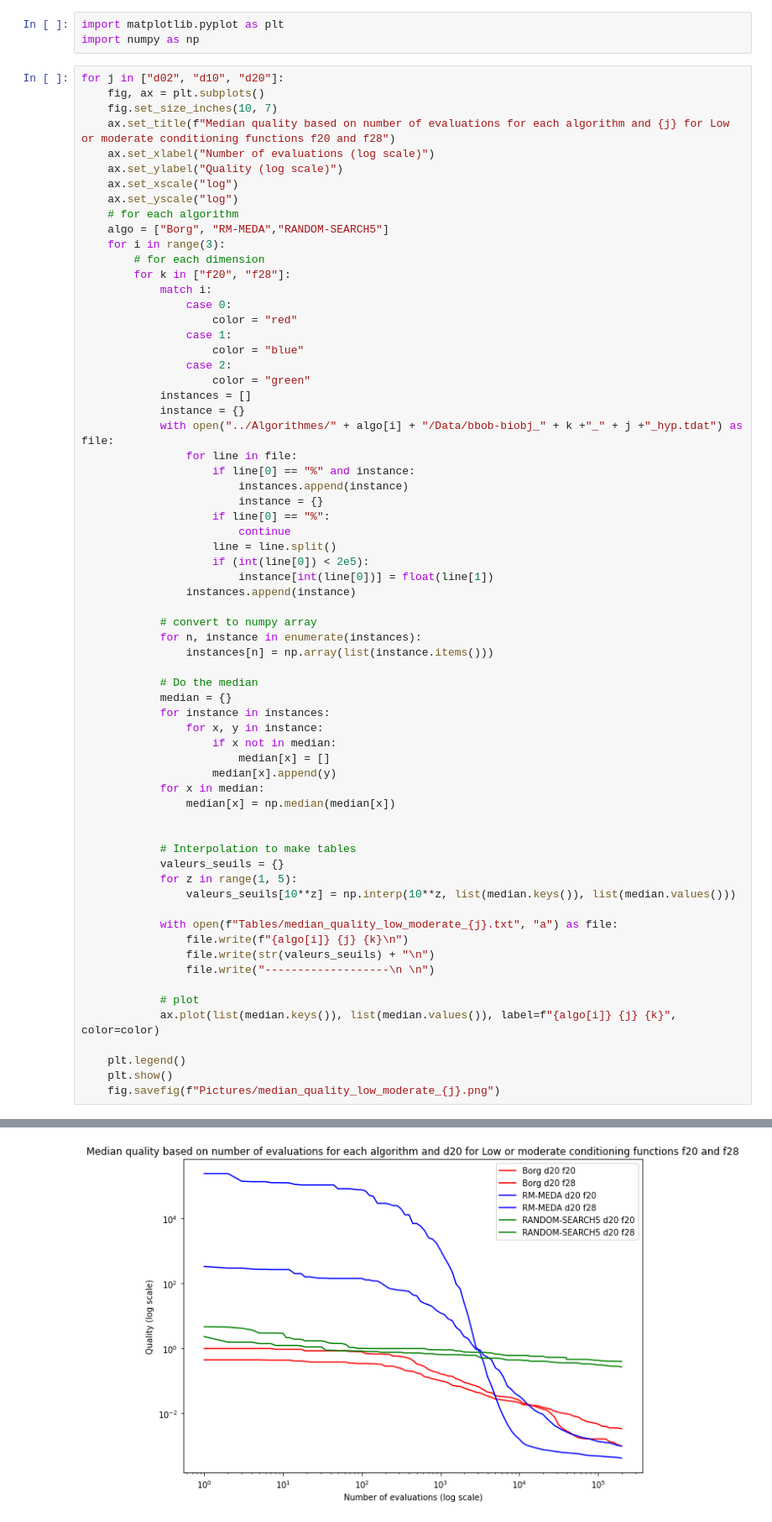
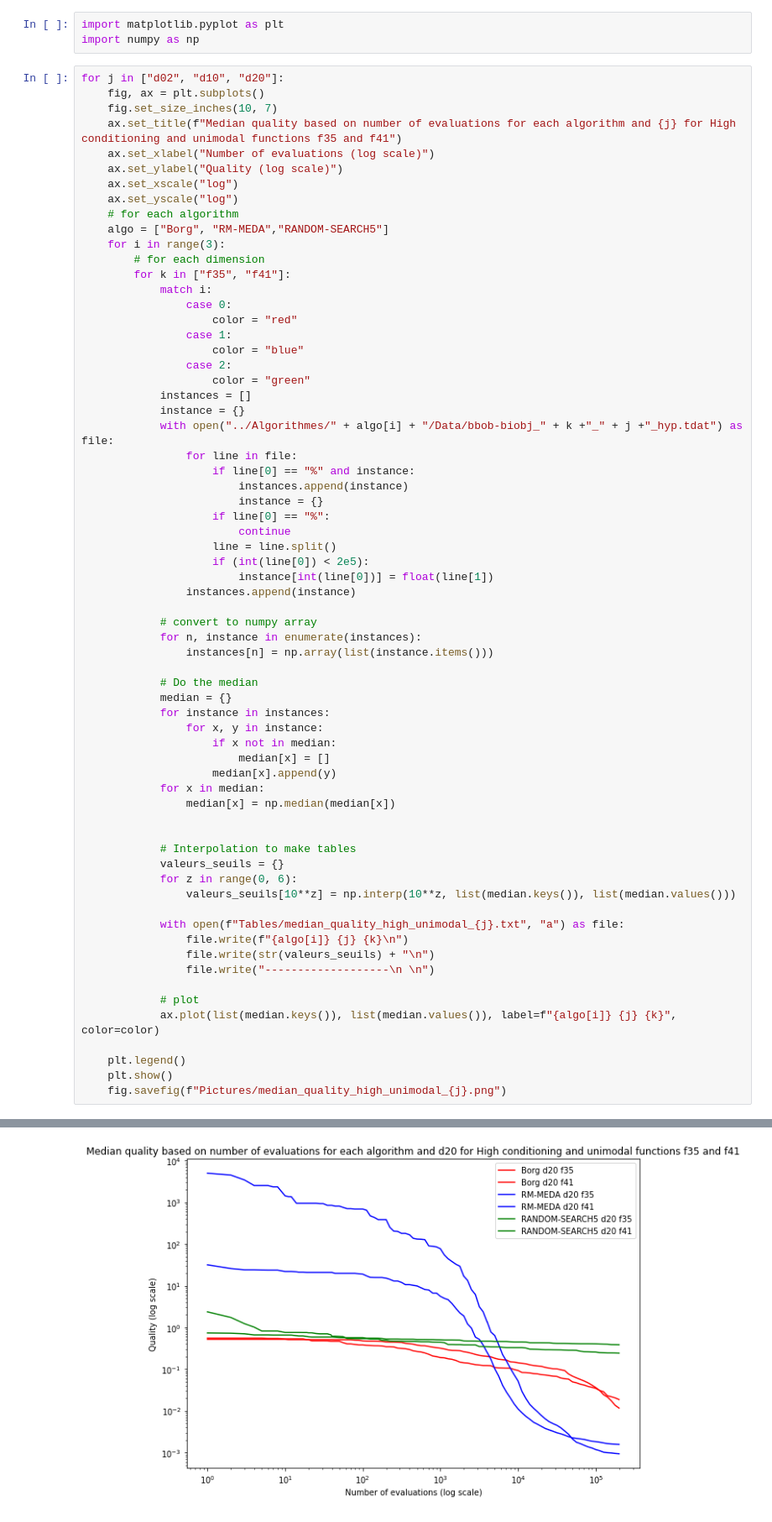
Before and after one commit to keiz44l/initiation_recherche, a Jupyter notebook: High conditioning and unimodal/High conditioning and unimodal.ipynb, the cells around one changed output, grey strips where cells are left out. Shown at 84% size. Cells and saved outputs as stored; diff of their text form.

```diff
--- a/High conditioning and unimodal/High conditioning and unimodal.ipynb
+++ b/High conditioning and unimodal/High conditioning and unimodal.ipynb
@@ -5,7 +5,7 @@ import numpy as np
 for j in ["d02", "d10", "d20"]:
     fig, ax = plt.subplots()
     fig.set_size_inches(10, 7)
-    ax.set_title(f"Median quality based on number of evaluations for each algorithm and {j} for Low or moderate conditioning functions f20 and f28")
+    ax.set_title(f"Median quality based on number of evaluations for each algorithm and {j} for High conditioning and unimodal functions f35 and f41")
     ax.set_xlabel("Number of evaluations (log scale)")
     ax.set_ylabel("Quality (log scale)")
     ax.set_xscale("log")
@@ -14,7 +14,7 @@ for j in ["d02", "d10", "d20"]:
     algo = ["Borg", "RM-MEDA","RANDOM-SEARCH5"]
     for i in range(3):
         # for each dimension
-        for k in ["f20", "f28"]:
+        for k in ["f35", "f41"]:
             match i:
                 case 0:
                     color = "red"
@@ -53,10 +53,10 @@ for j in ["d02", "d10", "d20"]:
 
             # Interpolation to make tables
             valeurs_seuils = {}
-            for z in range(1, 5):
+            for z in range(0, 6):
                 valeurs_seuils[10**z] = np.interp(10**z, list(median.keys()), list(median.values()))
 
-            with open(f"Tables/median_quality_low_moderate_{j}.txt", "a") as file:
+            with open(f"Tables/median_quality_high_unimodal_{j}.txt", "a") as file:
                 file.write(f"{algo[i]} {j} {k}\n")
                 file.write(str(valeurs_seuils) + "\n")
                 file.write("-------------------\n \n")
@@ -66,5 +66,5 @@ for j in ["d02", "d10", "d20"]:
 
     plt.legend()
     plt.show()
-    fig.savefig(f"Pictures/median_quality_low_moderate_{j}.png")
+    fig.savefig(f"Pictures/median_quality_high_unimodal_{j}.png")
 # %% [output]
@@ -73,4 +73,4 @@ for j in ["d02", "d10", "d20"]:
-[figure, old version]
+[figure, new version]
 # %%
 for j in ["d02", "d10", "d20"]:
     fig, ax = plt.subplots()
```
Also changed, not shown: parts of 2 cells of this notebook, 27 other files.
